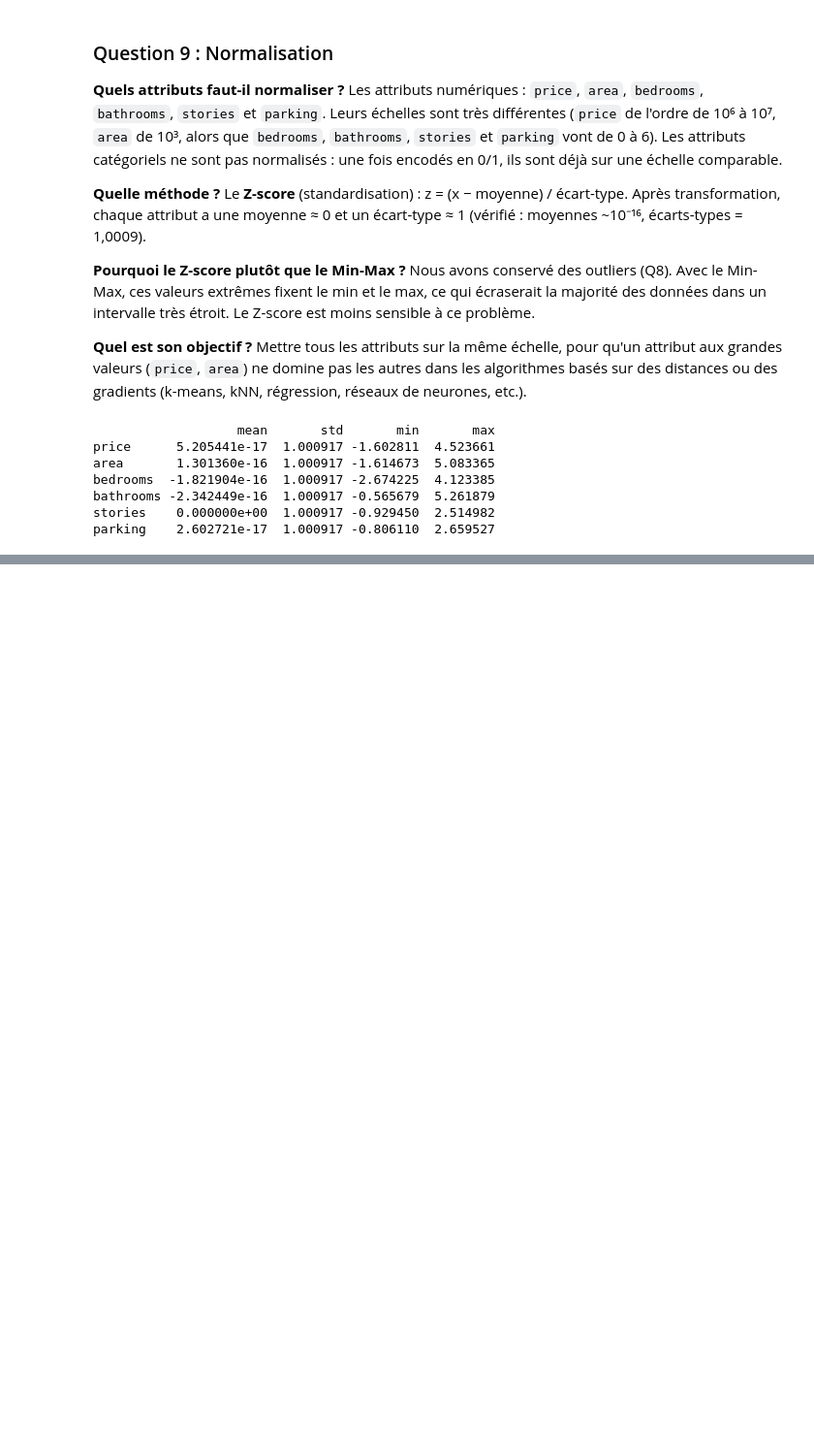
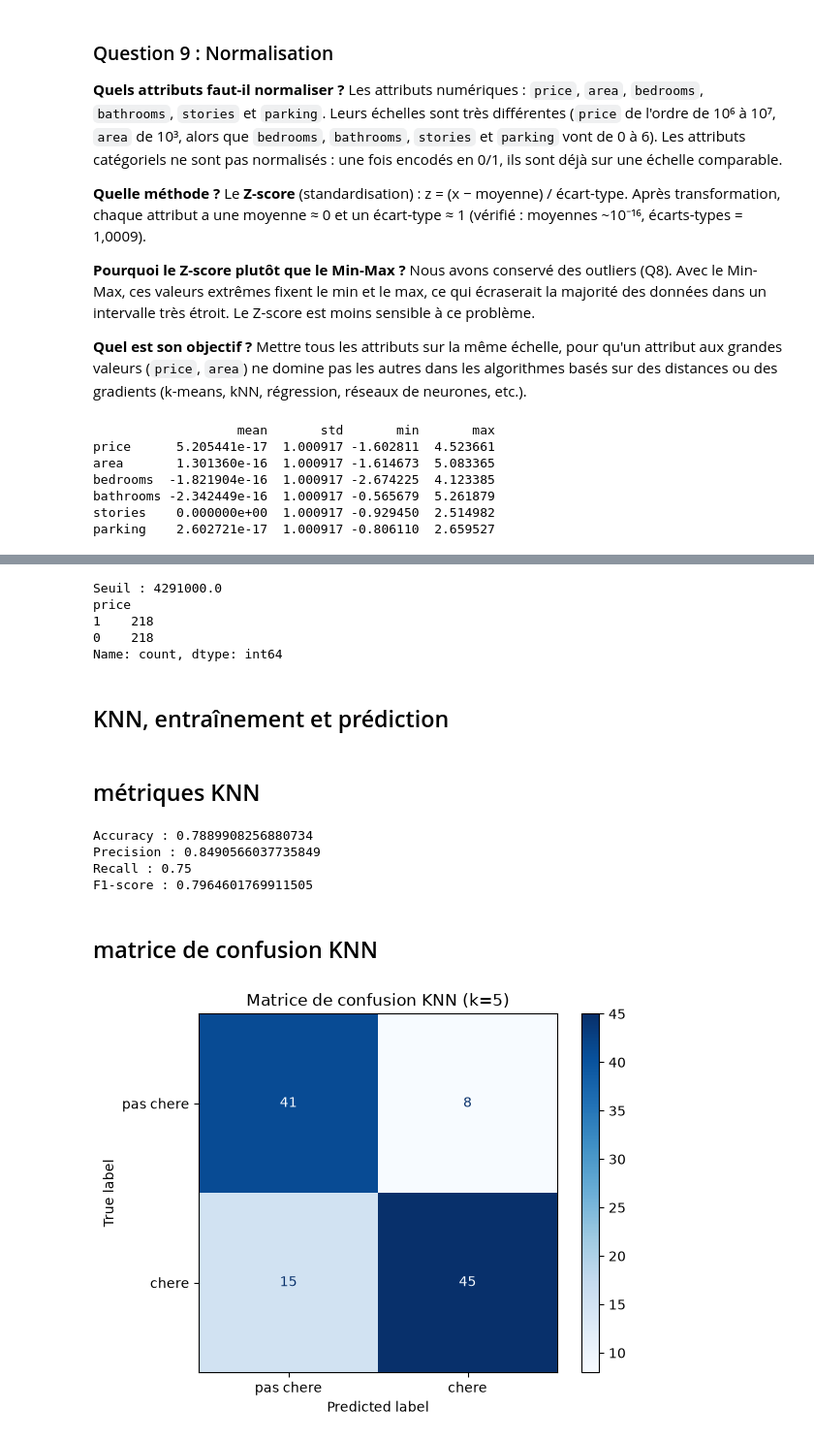
Before and after one commit to ansemd/Housing-Market-Data-Cleaning-Exploratory-Data-Analysis, a Jupyter notebook: TP1_daharsihemansameg2.ipynb, the cells around one changed output, grey strips where cells are left out. Shown at 97% size. Saved outputs shown, nothing was run; the diff lists cells and outputs as text; code cells hidden in the pictures; blank space fills up the shorter version.

```diff
--- a/TP1_daharsihemansameg2.ipynb
+++ b/TP1_daharsihemansameg2.ipynb
@@ -570,0 +639,6 @@ df = pd.read_csv("data/housing_data2 - housing_data2.csv")
+# %%
+# clip ramene les valeurs hors bornes aux bornes : on garde toutes les lignes.
+for c in cols_out:
+    Q1, Q3 = df_suite[c].quantile(0.25), df_suite[c].quantile(0.75)
+    IQR = Q3 - Q1
+    df_suite[c] = df_suite[c].clip(lower=Q1 - 1.5 * IQR, upper=Q3 + 1.5 * IQR)
@@ -570,0 +788,10 @@ df = pd.read_csv("data/housing_data2 - housing_data2.csv")
+# %%
+#normalisation (fit_transform sur Train, transform sur Test)
+cols_norm = ["area", "bedrooms", "bathrooms", "stories", "parking"]
+scaler = StandardScaler()
+X_train[cols_norm] = scaler.fit_transform(X_train[cols_norm])
+X_test[cols_norm] = scaler.transform(X_test[cols_norm])
+
+print(X_train[cols_norm].describe().T[["mean", "std"]])
+print(X_test[cols_norm].describe().T[["mean", "std"]])
+print(X_train.isna().sum().sum(), X_test.isna().sum().sum())
@@ -570,0 +824,54 @@ df = pd.read_csv("data/housing_data2 - housing_data2.csv")
+# %%
+# Seuil = mediane du prix sur le TRAIN uniquement (le Test ne doit pas influencer le seuil).
+seuil = y_train.median()
+
+# 1 = maison chere (prix > seuil), 0 = maison pas chere.
+y_train_cl = (y_train > seuil).astype(int)
+y_test_cl = (y_test > seuil).astype(int)   # meme seuil que Train
+
+print("Seuil :", seuil)
+print(y_train_cl.value_counts())   # verifie que les 2 classes sont equilibree
+# %% [output]
+Seuil : 4291000.0
+price
+1    218
+0    218
+Name: count, dtype: int64
+# %% [markdown]
+## KNN, entraînement et prédiction
+# %%
+# k = nombre de voisins : on regarde les k maisons les plus proches et on prend la classe majoritaire.
+k = 5
+knn_model = KNeighborsClassifier(n_neighbors=k)
+
+# fit : KNN memorise simplement les donnees du Train (pas de vrai calcul a ce stade).
+knn_model.fit(X_train, y_train_cl)
+
+# predict : pour chaque maison du Test, trouve ses 5 voisins dans le Train et vote.
+y_pred_knn = knn_model.predict(X_test)
+# %% [markdown]
+## métriques KNN
+# %%
+# accuracy  = % de bonnes predictions
+# precision = parmi les "cheres" predites, combien le sont vraiment
+# recall    = parmi les vraies "cheres", combien ont ete trouvees
+# f1        = compromis entre precision et recall
+print("Accuracy :", accuracy_score(y_test_cl, y_pred_knn))
+print("Precision :", precision_score(y_test_cl, y_pred_knn))
+print("Recall :", recall_score(y_test_cl, y_pred_knn))
+print("F1-score :", f1_score(y_test_cl, y_pred_knn))
+# %% [output]
+Accuracy : 0.7889908256880734
+Precision : 0.8490566037735849
+Recall : 0.75
+F1-score : 0.7964601769911505
+# %% [markdown]
+## matrice de confusion KNN
+# %%
+# Diagonale = bonnes predictions. Hors diagonale = erreurs (faux positifs / faux negatifs).
+cm = confusion_matrix(y_test_cl, y_pred_knn)
+ConfusionMatrixDisplay(cm, display_labels=["pas chere", "chere"]).plot(cmap="Blues")
+plt.title(f"Matrice de confusion KNN (k={k})")
+plt.show()
+# %% [output]
+[figure, added]
```
Also changed, not shown: parts of 113 cells of this notebook.
